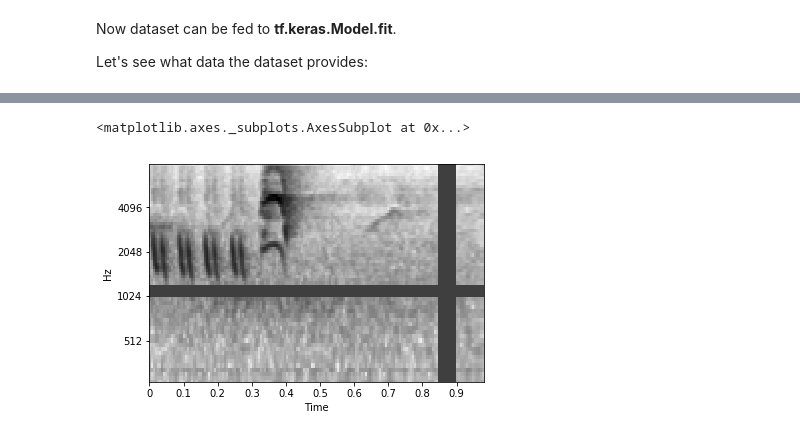
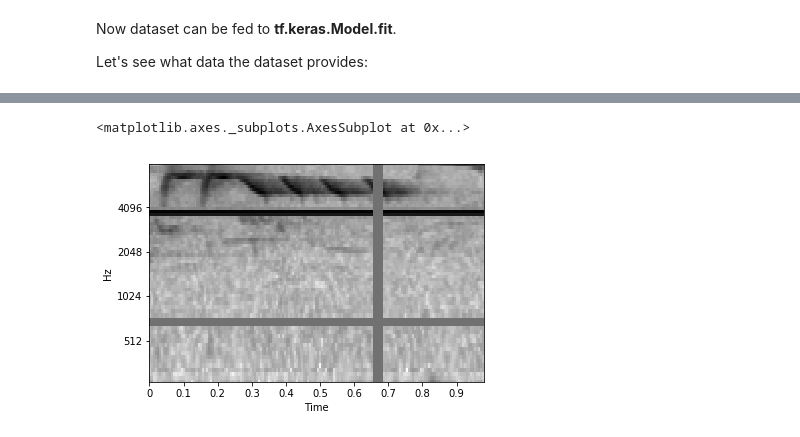
Before and after one commit to phaunos/phaunos_ml, a Jupyter notebook: notebooks/test_pipeline.ipynb, the cells around one changed output, grey strips where cells are left out. Drawn from its saved outputs; the diff is of its cells as text; code cells hidden in the pictures.

Commit message:
Add pure tone in noise dataset to make it visible on the spectrogram

```diff
--- a/notebooks/test_pipeline.ipynb
+++ b/notebooks/test_pipeline.ipynb
@@ -216,6 +203,9 @@ files_noise = tf.data.TFRecordDataset(files_noise)
 # one-hot encoded labels (with shape (2,), i.e. the shape of CLASS_LIST)
 dataset_noise = files_noise.map(lambda x: serialized2data(x, feature_extractor.feature_shape, CLASS_LIST, training=True))
 
+# Repeat
+dataset_noise = dataset_noise.repeat()
+
 # Make batches
 dataset_noise = dataset_noise.batch(BATCH_SIZE)
 # %%
@@ -335,14 +321,21 @@ File "audio/traffic.tf" has no label
-# %%
-librosa.display.specshow(data[10][0,0].numpy(),
-                         x_coords=None,
-                         y_coords=None,
-                         x_axis='time',
-                         y_axis='mel',
-                         sr=SR,
-                         hop_length=HOP_LENGTH,
-                         fmin=FMIN,
-                         fmax=FMAX,
-                         cmap='gray_r')
-# %% [output]
-<matplotlib.axes._subplots.AxesSubplot at 0x...>
-[figure, removed]
+# %%
+# Display the first example of the first batch.
+# We can see the effect of data augmentation, namely:
+# - the noise mixed up with the training data. Then only file specified in noise/dataset.csv
+#   is a pure tone at 4kHz, visible on the spectrogram.
+# - both time and frequency masking (the vertical line and the horizontal line which is not the 4kHz tone)
+# - time warping is hard to see, but it's there !
+
+librosa.display.specshow(data[0][0,0].numpy(),
+                         x_coords=None,
+                         y_coords=None,
+                         x_axis='time',
+                         y_axis='mel',
+                         sr=SR,
+                         hop_length=HOP_LENGTH,
+                         fmin=FMIN,
+                         fmax=FMAX,
+                         cmap='gray_r')
+# %% [output]
+<matplotlib.axes._subplots.AxesSubplot at 0x...>
+[figure, added]
```
Also changed, not shown: parts of 4 cells of this notebook, 10 other files.
